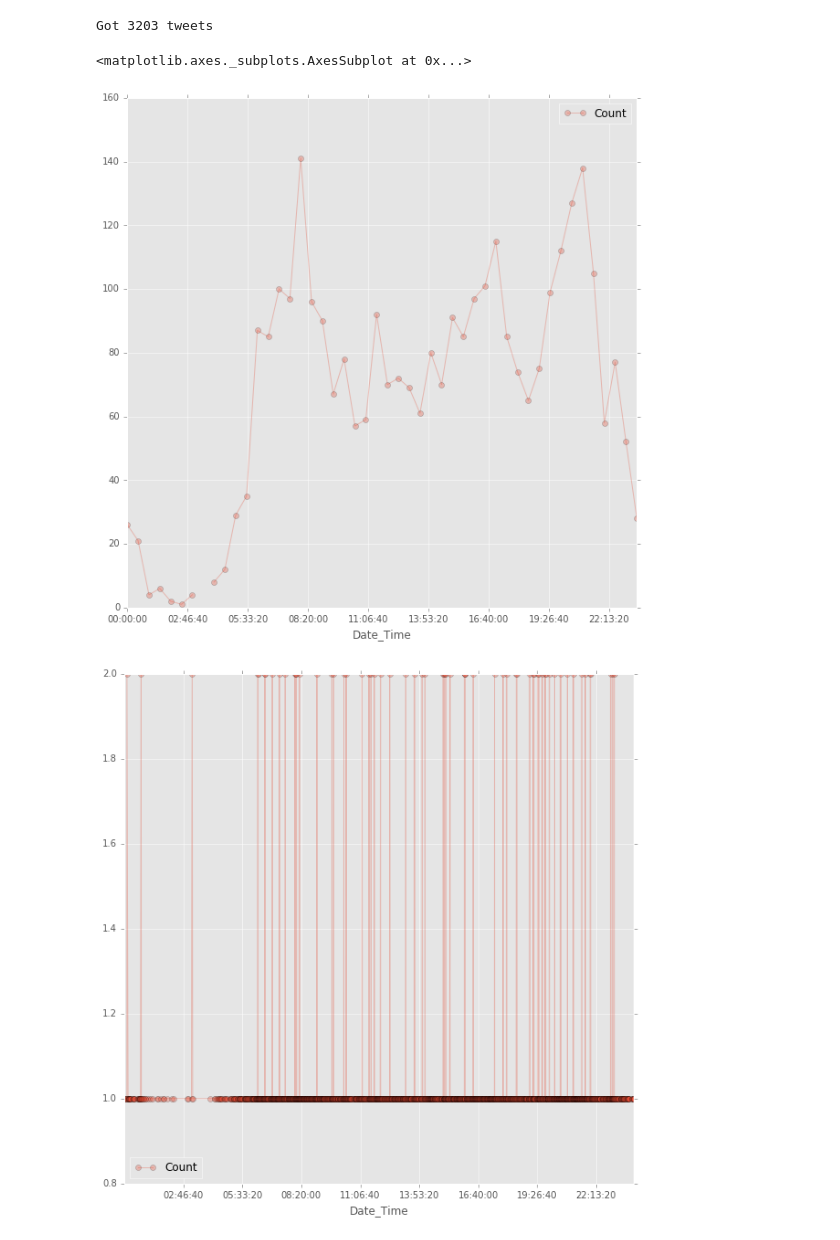
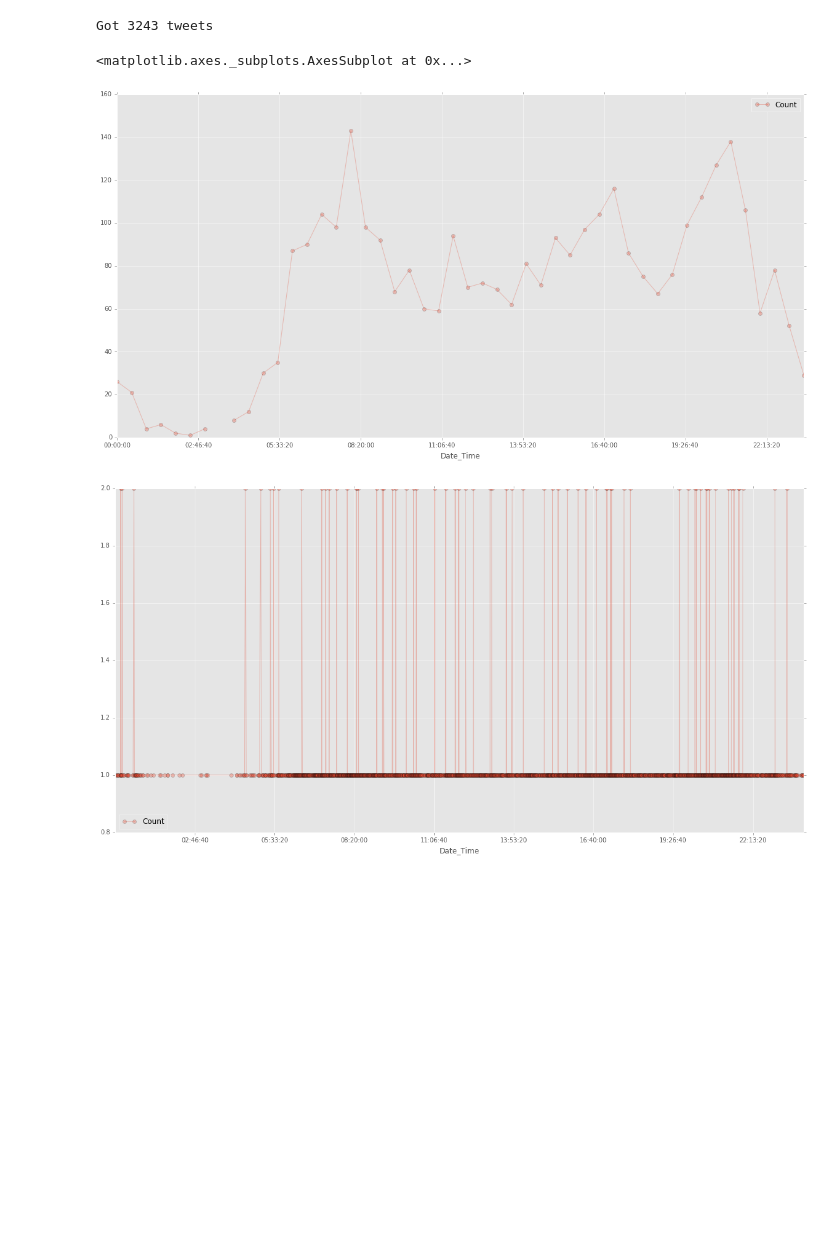
Before and after one commit to kohleman/twitter_api, a Jupyter notebook: source/twitter_jupyter.ipynb, the cells around one changed output. Saved outputs shown, nothing was run; the diff lists cells and outputs as text; code cells hidden in the pictures; blank space fills up the shorter version.

```diff
--- a/source/twitter_jupyter.ipynb
+++ b/source/twitter_jupyter.ipynb
@@ -169,41 +181,38 @@ for tweets in outtweets:
     dt_series.append(one_day_dt)
 
 
 series = pd.Series(1, index=dt_series)
 binned = series.resample('30T').sum()
 
 counted = Counter(dt_series)
 values = []
 
 for key, value in dict(counted).items():
     values.append(value)
 
 df2 = pd.DataFrame({ 'Date_Time' : list(counted),
                      'Count' : values})
 
 binned_df = pd.DataFrame({'Date_Time':binned.index, 'Count':binned.values})
 
 # print(binned.index)
 # print(binned.values)
 
-
 # print(binned_df.Date_Time.dt.time)
-
-binned_df.plot.line(x=binned_df.Date_Time.dt.time, y='Count', marker='o', alpha=0.3, figsize=(10,10))
-
+binned_df.plot.line(x=binned_df.Date_Time.dt.time, y='Count', marker='o', alpha=0.3, figsize=(20,10))
 
 # print(df2.Date_Time.dt.hour)
-df2.plot.line(x=df2.Date_Time.dt.time, y='Count', marker='o', alpha=0.3, figsize=(10,10))
+df2.plot.line(x=df2.Date_Time.dt.time, y='Count', marker='o', alpha=0.3, figsize=(20,10))
 
 # print(df2.Date_Time.dt.time)
 # df2.plot.line(x=df2.Date_Time.dt.time)
 # ppd = pd.Series(dt_series)
 # print(ppd)
 # %% [output]
-Got 3203 tweets
+Got 3243 tweets
 <matplotlib.axes._subplots.AxesSubplot at 0x...>
-[figure, old version]
+[figure, new version]
-[figure, old version]
+[figure, new version]
 # %%
 list(counted)
 # %%
```
Also changed, not shown: parts of 9 cells of this notebook, 12 other files.
